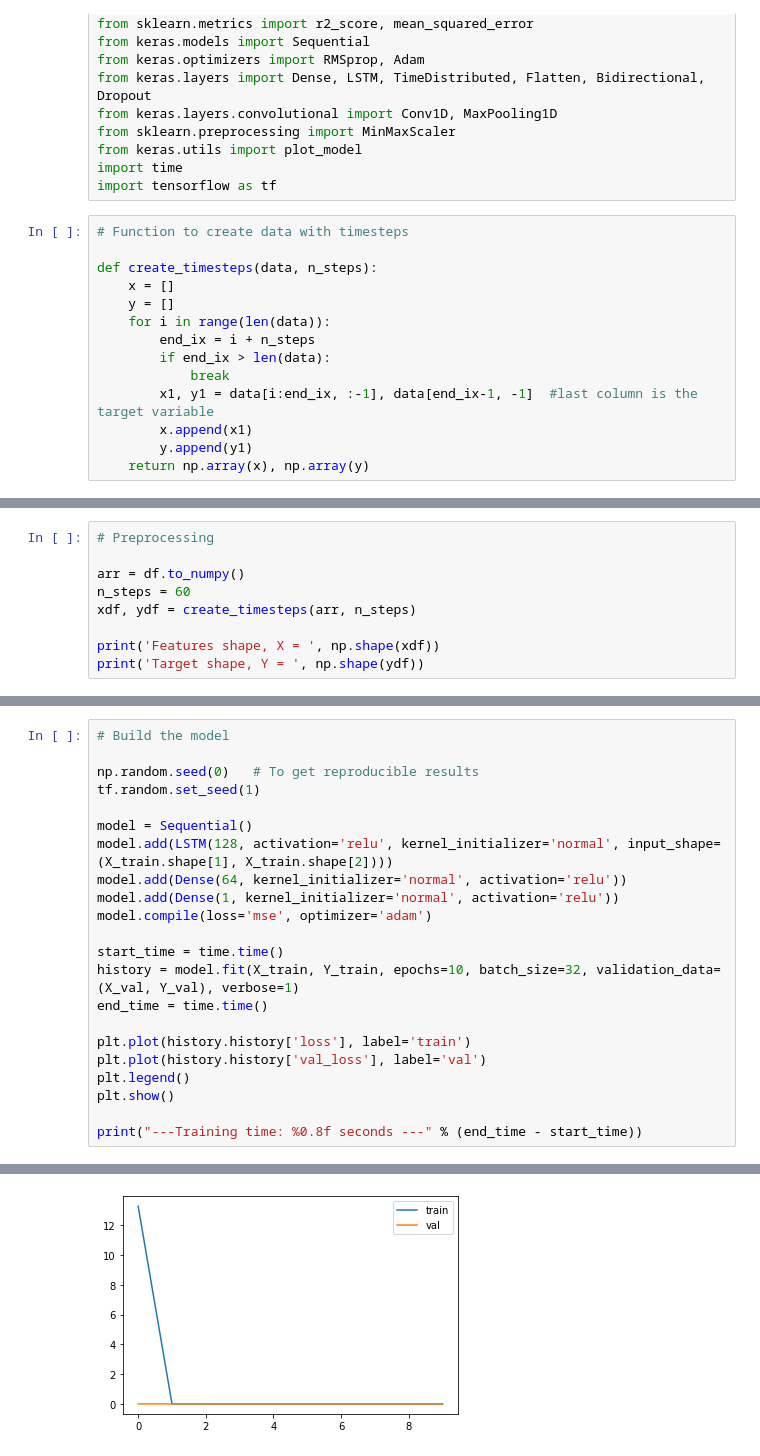
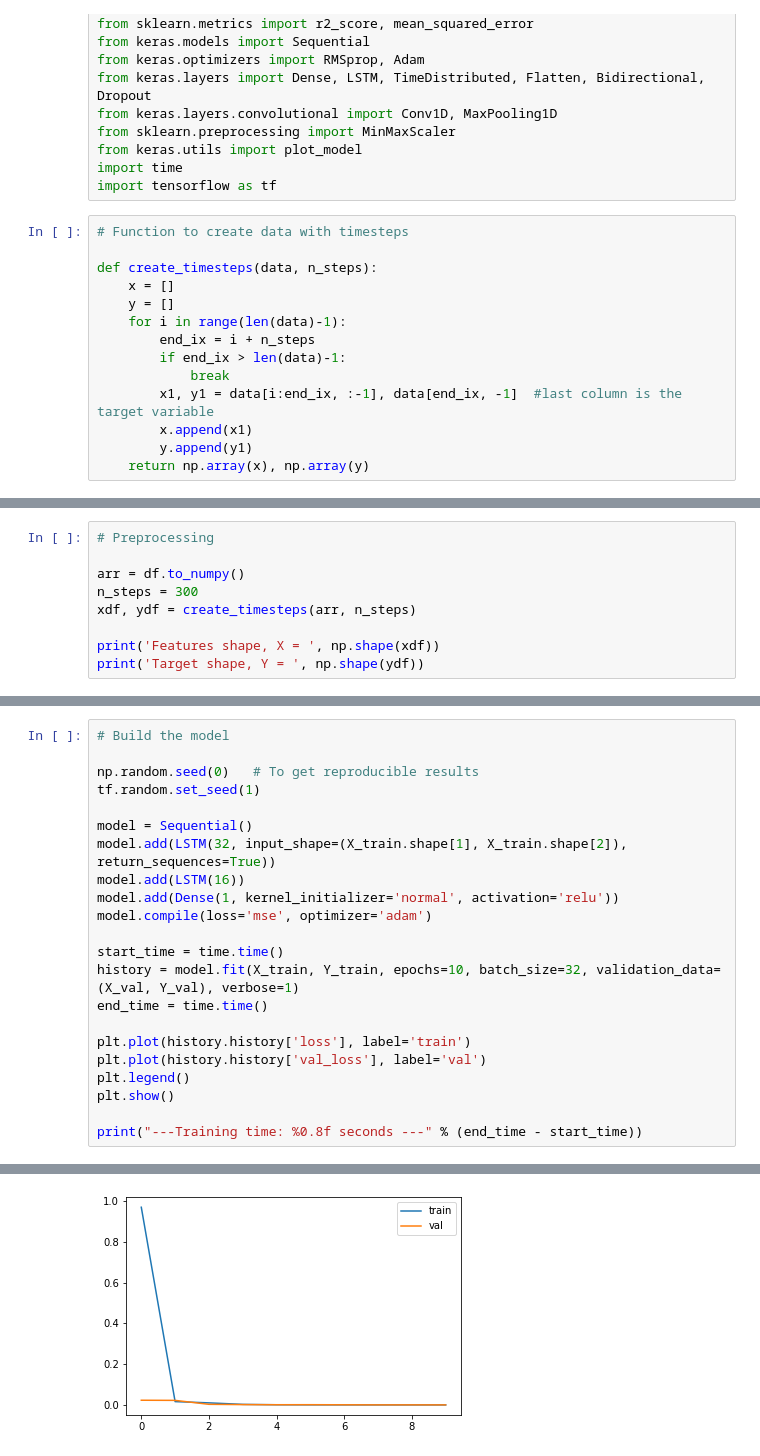
Before and after one commit to vrushaligirkar/Labquake-Prediction, a Jupyter notebook: TransferLearning/lstm_transfer_build.ipynb, the cells around one changed output, grey strips where cells are left out. Cells and saved outputs as stored; diff of their text form.

```diff
--- a/TransferLearning/lstm_transfer_build.ipynb
+++ b/TransferLearning/lstm_transfer_build.ipynb
@@ -21,11 +21,11 @@ import tensorflow as tf
 def create_timesteps(data, n_steps):
 	x = []
 	y = []
-	for i in range(len(data)):
+	for i in range(len(data)-1):
 		end_ix = i + n_steps
-		if end_ix > len(data):
+		if end_ix > len(data)-1:
 			break
-		x1, y1 = data[i:end_ix, :-1], data[end_ix-1, -1]  #last column is the target variable
+		x1, y1 = data[i:end_ix, :-1], data[end_ix, -1]  #last column is the target variable
 		x.append(x1)
 		y.append(y1)
 	return np.array(x), np.array(y)
@@ -60,7 +60,7 @@ Input data:
 # Preprocessing
 
 arr = df.to_numpy()
-n_steps = 60
+n_steps = 300
 xdf, ydf = create_timesteps(arr, n_steps)
 
 print('Features shape, X = ', np.shape(xdf))
@@ -101,8 +101,8 @@ np.random.seed(0)   # To get reproducible results
 tf.random.set_seed(1)
 
 model = Sequential()
-model.add(LSTM(128, activation='relu', kernel_initializer='normal', input_shape=(X_train.shape[1], X_train.shape[2])))
-model.add(Dense(64, kernel_initializer='normal', activation='relu'))
+model.add(LSTM(32, input_shape=(X_train.shape[1], X_train.shape[2]), return_sequences=True))
+model.add(LSTM(16))
 model.add(Dense(1, kernel_initializer='normal', activation='relu'))
 model.compile(loss='mse', optimizer='adam')
 
@@ -137 +140 @@ Epoch 10/10
-[figure, old version]
+[figure, new version]
```
Also changed, not shown: parts of 7 cells of this notebook, 1 other file.
